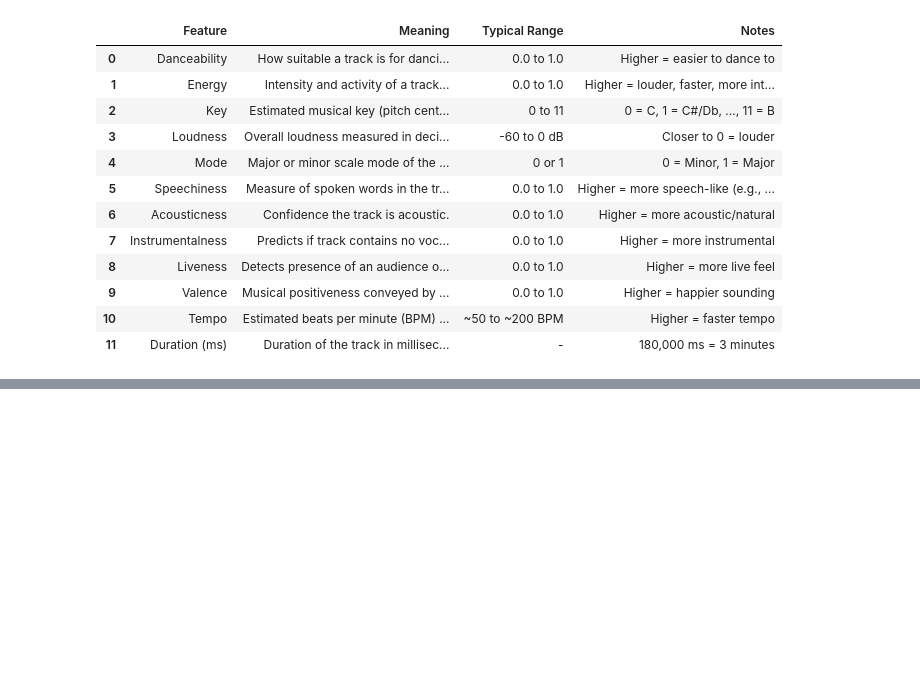
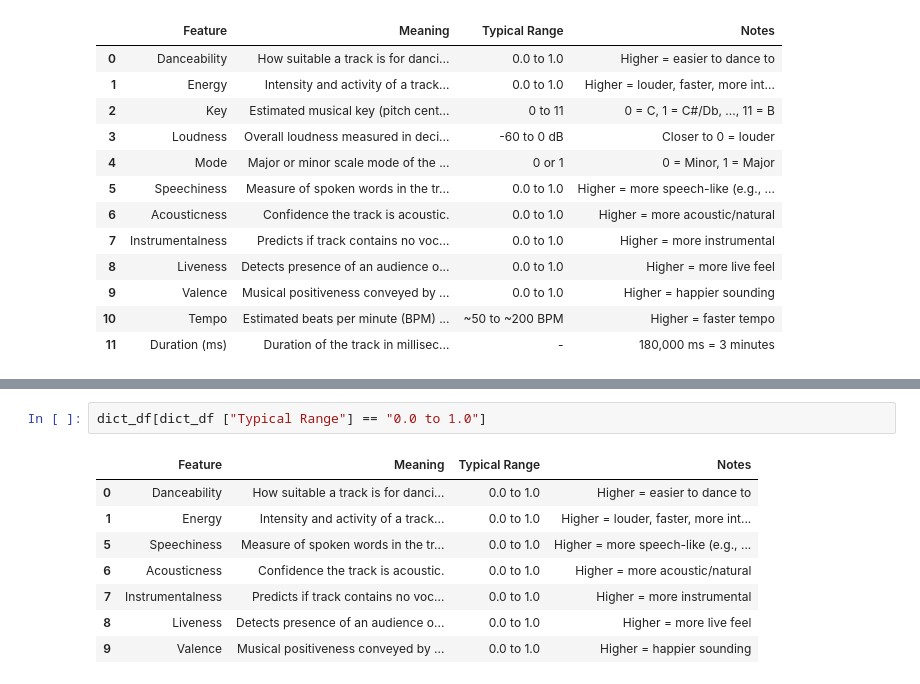
Before and after one commit to gauri-bhasin/310-Group-Project, a Jupyter notebook: notebooks/songs-breakdown.ipynb, the cells around one changed output, grey strips where cells are left out. Drawn from its saved outputs; the diff is of its cells as text; blank space fills up the shorter version.

```diff
--- a/notebooks/songs-breakdown.ipynb
+++ b/notebooks/songs-breakdown.ipynb
@@ -74,0 +79,11 @@ trial1_df #without billboard year
+# %%
+dict_df[dict_df ["Typical Range"] == "0.0 to 1.0"]
+# %% [output]
+|  | Feature | Meaning | Typical Range | Notes |
+| 0 | Danceability | How suitable a track is for danci... | 0.0 to 1.0 | Higher = easier to dance to |
+| 1 | Energy | Intensity and activity of a track... | 0.0 to 1.0 | Higher = louder, faster, more int... |
+| 5 | Speechiness | Measure of spoken words in the tr... | 0.0 to 1.0 | Higher = more speech-like (e.g., ... |
+| 6 | Acousticness | Confidence the track is acoustic. | 0.0 to 1.0 | Higher = more acoustic/natural |
+| 7 | Instrumentalness | Predicts if track contains no voc... | 0.0 to 1.0 | Higher = more instrumental |
+| 8 | Liveness | Detects presence of an audience o... | 0.0 to 1.0 | Higher = more live feel |
+| 9 | Valence | Musical positiveness conveyed by ... | 0.0 to 1.0 | Higher = happier sounding |
```
Also changed, not shown: parts of 9 cells of this notebook.
